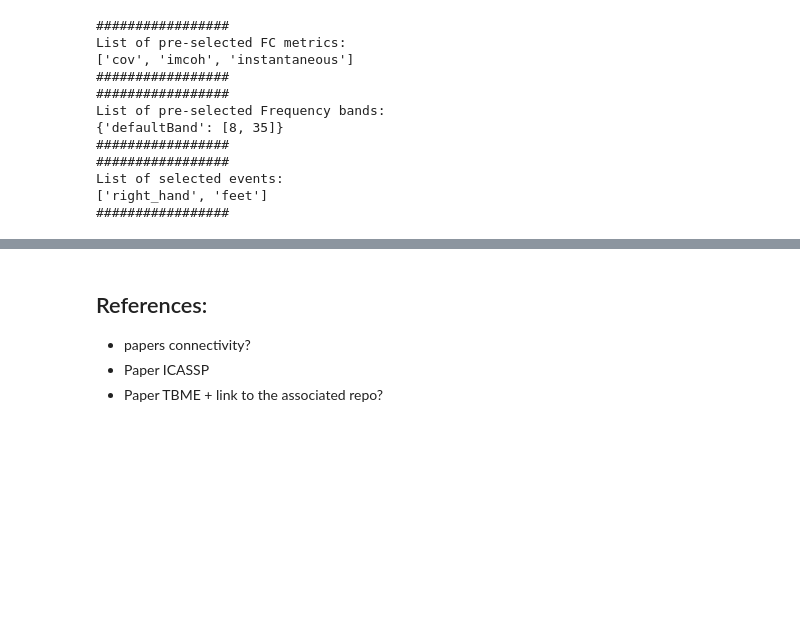
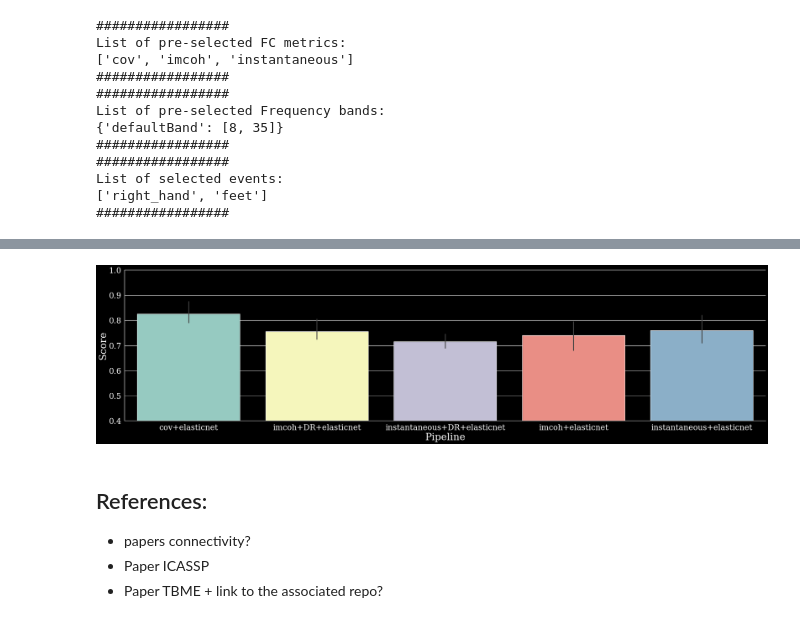
Before and after one commit to mccorsi/pyRiemann, a Jupyter notebook: examples/FUCONE_gist_RedDim.ipynb, the cells around one changed output, grey strips where cells are left out. Saved outputs shown, nothing was run; the diff lists cells and outputs as text; code cells hidden in the pictures; blank space fills up the shorter version.

```diff
--- a/examples/FUCONE_gist_RedDim.ipynb
+++ b/examples/FUCONE_gist_RedDim.ipynb
@@ -209,3 +570,34 @@ Downloading data from 'https://web.gin.g-node.org/robintibor/high-gamma-dataset/
+# %%
+results_analysis = pd.read_csv(
+    "results_DR_Cho2017.csv"
+)
+#list_fc_ens=["ensemble","CSP+optSVM","FgMDM","cov+elasticnet","instantaneous+elasticnet","imcoh+elasticnet"]
+
+# plots FC vs ens
+plt.close("all")
+plt.style.use("dark_background")
+g = sns.catplot(
+    data=results_analysis,
+    x="pipeline",
+    y="score",
+    kind="bar",
+    #saturation=0.5,
+    #order=list_fc_ens,
+    height=7,
+    aspect=4,
+)
+plt.ylim((0.4, 1))
+plt.xticks(range(len(results_analysis["pipeline"].unique())),
+           fontsize=24)
+plt.yticks(fontsize=24)
+plt.xlabel("Pipeline", fontsize=30)
+plt.ylabel("Score", fontsize=30)
+plt.savefig(
+    "DimRed_Schirrmeister_bar_Group_fc.pdf",
+    dpi=300,
+)
+# %% [output]
+[figure, added]
 # %% [markdown]
 ## References:
 - papers connectivity?
```
Also changed, not shown: parts of 5 cells of this notebook, 1 other file.
